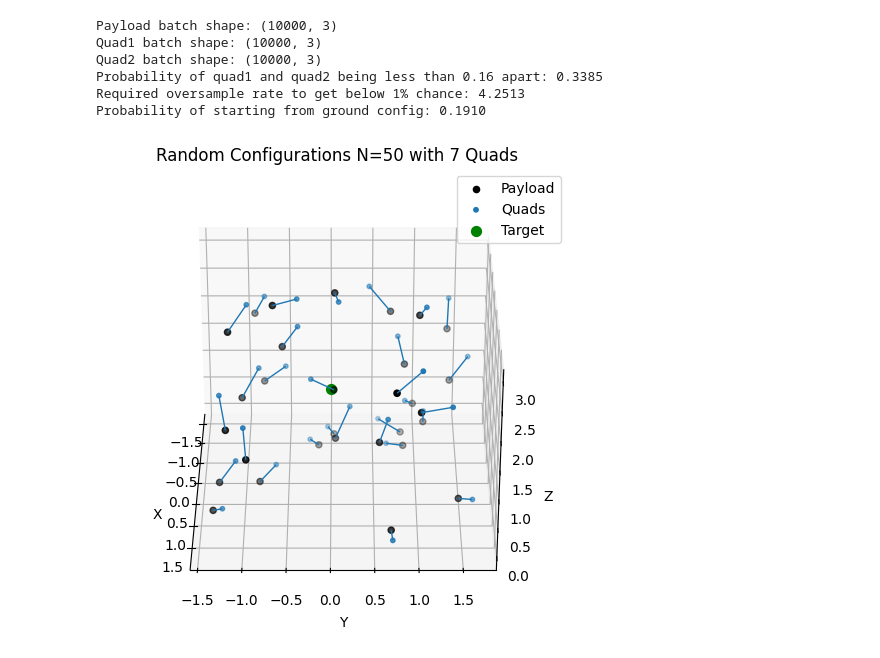
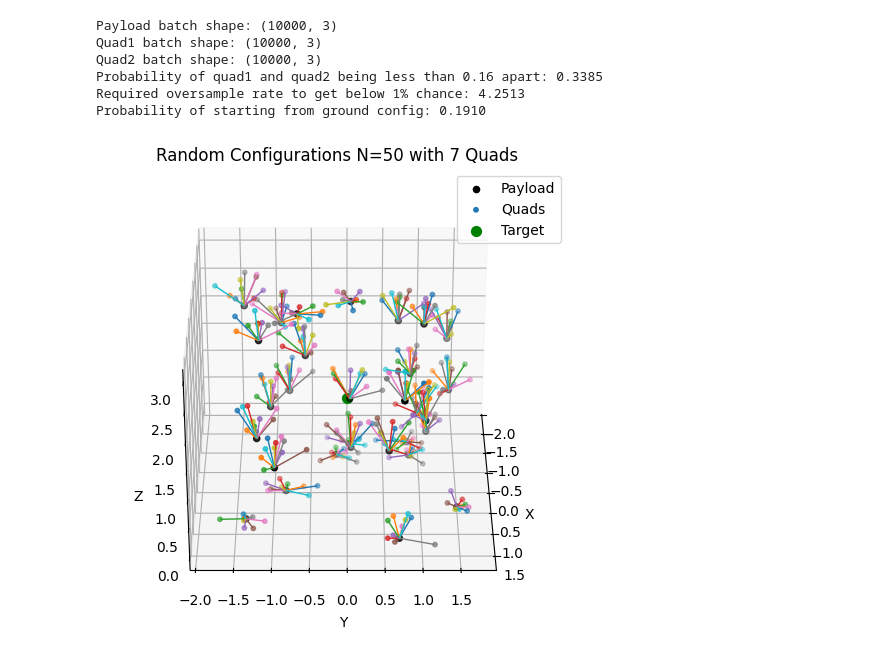
Before and after one commit to FLAIROx/JaxMARL, a Jupyter notebook: jaxmarl/environments/mabrax/randomization.ipynb, the cells around one changed output. Cells and saved outputs as stored; diff of their text form; code cells hidden in the pictures.

```diff
--- a/jaxmarl/environments/mabrax/randomization.ipynb
+++ b/jaxmarl/environments/mabrax/randomization.ipynb
@@ -540,7 +540,7 @@ def generate_configuration_batch(key, batch_size, num=3, cable_length=0.3):
 # ---------------------------------------------------------------------
 # Generate the filtered batch
 
-n = 1
+n = 10
 key = jax.random.PRNGKey(0)
 payload_final, quad_positions_final = generate_filtered_configuration_batch(key, batch_size=30, num=n, cable_length=0.5)
 
@@ -581,31 +581,31 @@ ax.scatter(xyz[:, 0], xyz[:, 1], xyz[:, 2],
 # Add colored lines connecting payloads to quads
 lc = Line3DCollection(segments, colors=quad_colors, linewidths=1)
 ax.add_collection(lc)
 
 # Plot the target.
 ax.scatter(target_pos[0], target_pos[1], target_pos[2],
            color='green', s=50, label='Target')
 
 ax.set_xlabel('X')
 ax.set_ylabel('Y')
 ax.set_zlabel('Z')
 ax.set_title('Random Configurations N=50 with 7 Quads')
 ax.legend()
 
 # ---------------------------------------------------------------------
 # Animation: Rotate the plot and export as a GIF
 
 def update_view(angle):
     ax.view_init(elev=30, azim=angle)
     return ax
 
 # Create an animation with 120 frames from 0 to 360 degrees.
 ani = animation.FuncAnimation(fig, update_view, frames=np.linspace(0, 360, 120),
                               interval=50, blit=False)
 
 # Save the animation as a GIF.
 ani.save("rotating_vectorized_plot.gif", writer="pillow", fps=20)
 
 plt.show()
 # %% [output]
-[figure, old version]
+[figure, new version]
```
Also changed, not shown: 2 other files.
